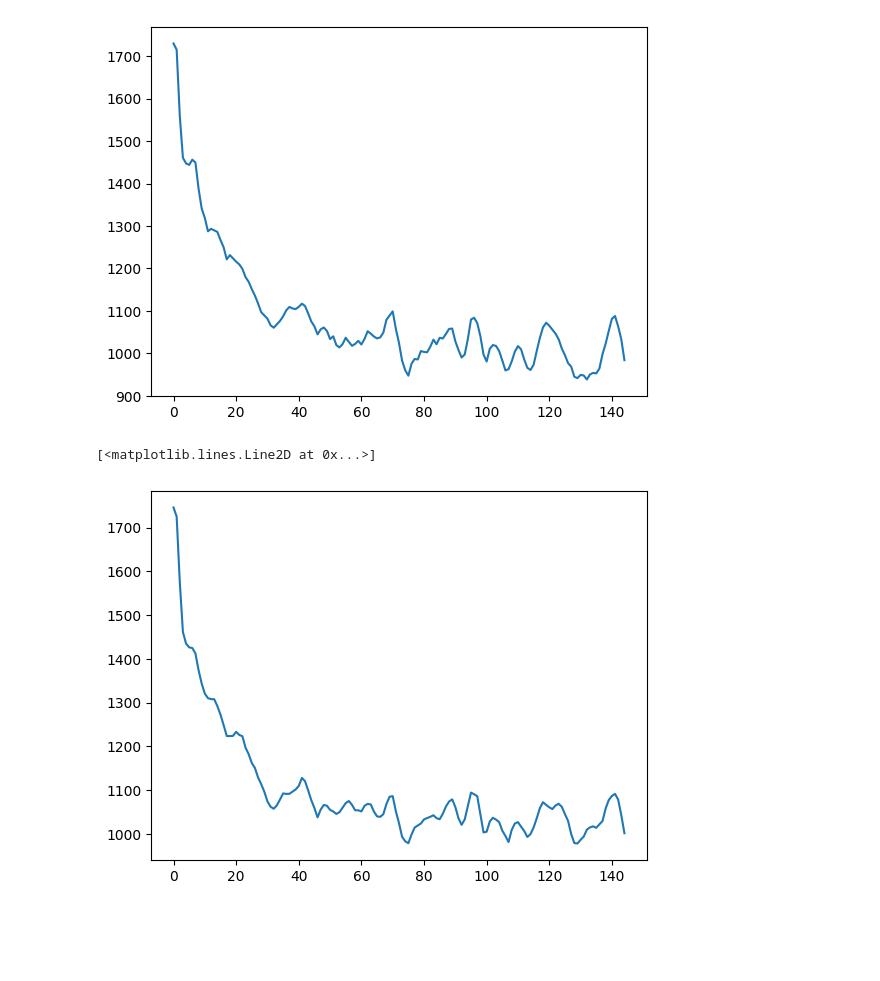
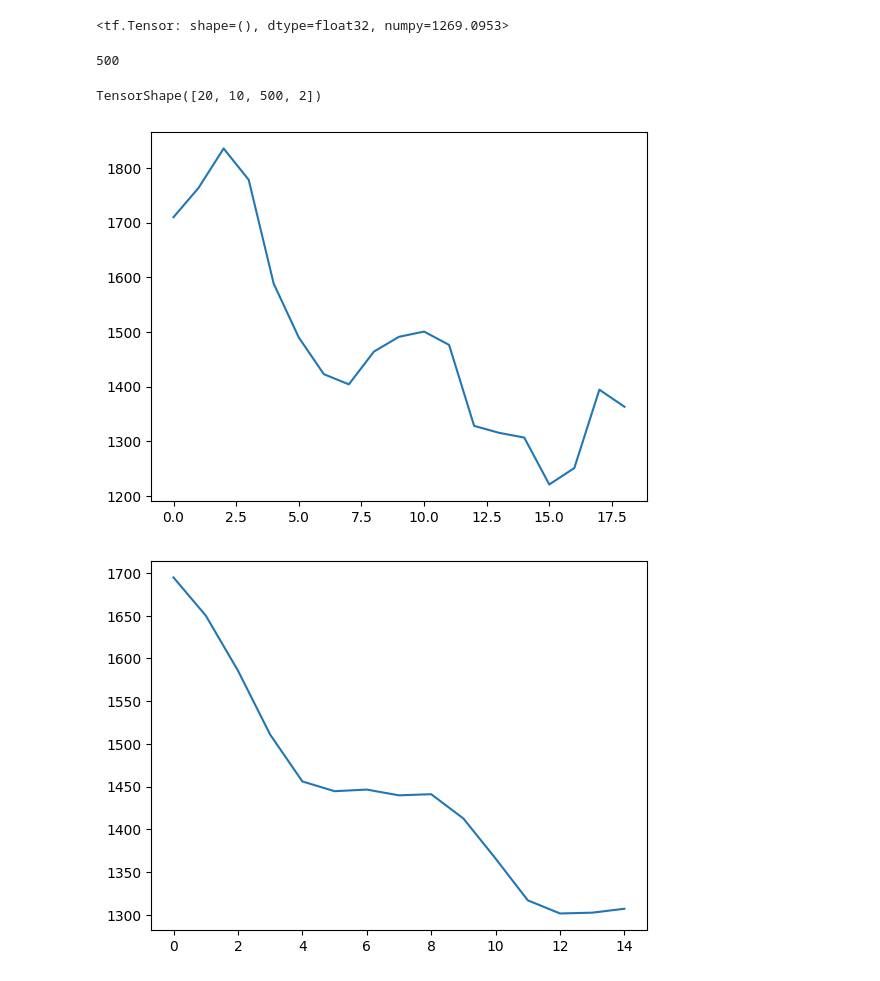
Before and after one commit to dbugajny/VRP-RL, a Jupyter notebook: test_db.ipynb, the cells around one changed output. Cells and saved outputs as stored; diff of their text form; code cells hidden in the pictures; blank space fills up the shorter version.

```diff
--- a/test_db.ipynb
+++ b/test_db.ipynb
@@ -8,12 +8,12 @@ from copy import deepcopy
 from tqdm import tqdm
 from utils import make_simulation_plot, run_environment_simulation, calculate_loss
 # %%
-n_samples = 5
+n_samples = 500
 n_locations = 5
+n_steps = n_locations * 2
 max_demand = 10
 max_capacity = 50
-big_number = 10000000
-n_epochs = 15
+n_epochs = 20
 
 model_actor = Actor(n_locations)
 optimizer = tf.keras.optimizers.legacy.Adam()
@@ -25,26 +25,37 @@ grads_lst = []
 losses_train = []
 losses_test = []
 
-all_actions_real = []
+all_actions_real_train = []
+all_actions_real_test = []
 
 for _ in tqdm(range(n_epochs)):
     env_train = deepcopy(env_org)
     env_test_process = deepcopy(env_test)
     with tf.GradientTape(persistent=True) as tape:
 
-        actions_approximation_train, actions_real_train = run_environment_simulation(env_train)
-        actions_approximation_test, actions_real_test = run_environment_simulation(env_test_process)
+        actions_approximation_train, actions_real_train = run_environment_simulation(env_train, model_actor, n_steps)
+        actions_approximation_test, actions_real_test = run_environment_simulation(env_test_process, model_actor, n_steps)
 
-        loss_train = calculate_loss(actions_approximation_train)
-        loss_test = calculate_loss(actions_approximation_test)
+        loss_train = calculate_loss(tf.convert_to_tensor(actions_approximation_train))
+        loss_test = calculate_loss(tf.convert_to_tensor(actions_approximation_test))
 
         losses_train.append(loss_train)
         losses_test.append(loss_test)
 
-    all_actions_real.append(actions_real_train)
+    all_actions_real_train.append(actions_real_train)
+    all_actions_real_test.append(actions_real_test)
+
 
     grads = tape.gradient(loss_train, model_actor.trainable_variables)
     grads_and_vars = zip(grads, model_actor.trainable_variables)
     optimizer.apply_gradients(grads_and_vars)
     grads_lst.append(grads)
+# %%
+calculate_loss(actions_approximation_test)
+# %% [output]
+<tf.Tensor: shape=(), dtype=float32, numpy=1269.0953>
+# %%
+len(actions_approximation_train[0])
+# %% [output]
+500
 # %%
@@ -52,16 +63,19 @@ tf_all_actions_real = tf.convert_to_tensor(all_actions_real)
 # shape: [n_epochs x n_steps x n_samples x 2]
+# %%
+tf_all_actions_real.shape
+# %% [output]
+TensorShape([20, 10, 500, 2])
 # %%
 def fun(ls, n):
     return [np.mean(ls[i:i+n]) for i in range(0, len(ls) - n)]
 # %%
-plt.plot(fun(losses_train, 5))
+plt.plot(fun(losses_train, 1))
 plt.show()
 # %% [output]
-[figure, old version]
+[figure, new version]
 # %%
 plt.plot(fun(losses_test, 5))
 plt.show()
 # plt.ylim([0, 250])
 # %% [output]
-[<matplotlib.lines.Line2D at 0x...>]
-[figure, old version]
+[figure, new version]
```
Also changed, not shown: parts of 3 cells of this notebook, 1 other file.
